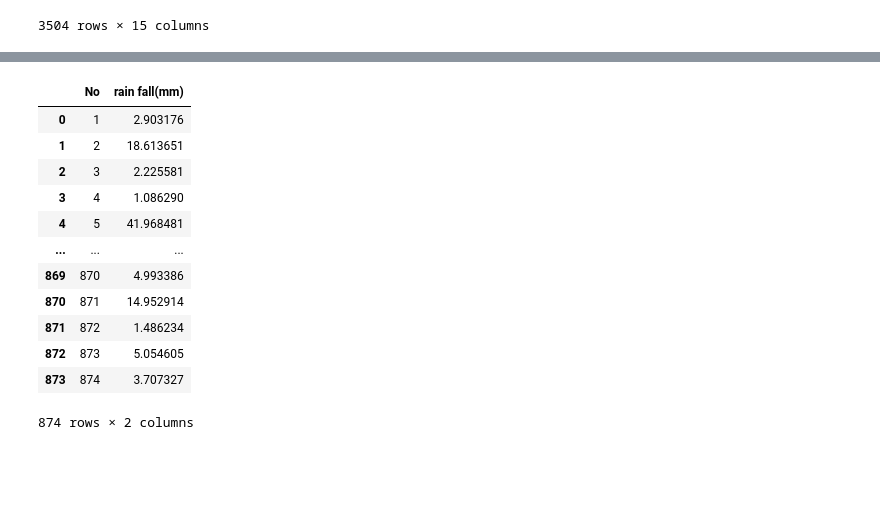
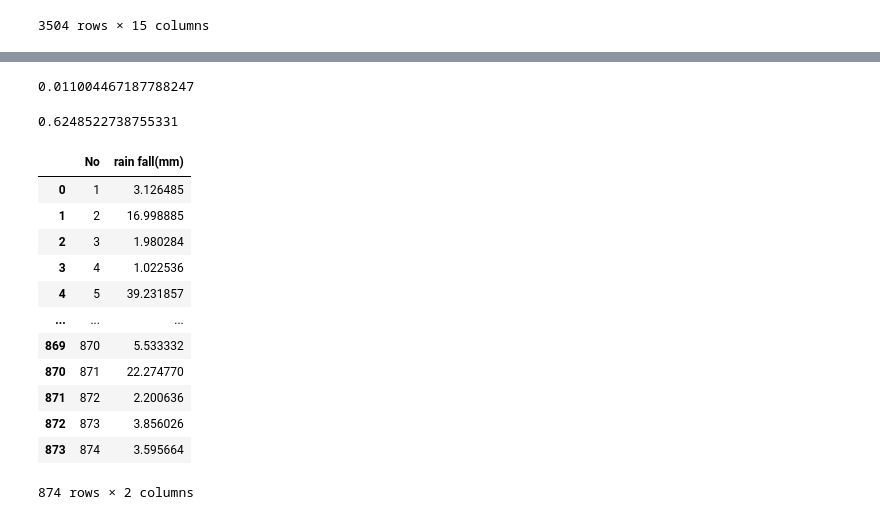
Before and after one commit to jewoodev/Deep_and_Machine_Learning, a Jupyter notebook: 110~/rain.ipynb, the cells around one changed output, grey strips where cells are left out. Cells and saved outputs as stored; diff of their text form; code cells hidden in the pictures; blank space fills up the shorter version.

Commit message:
After model tuning

```diff
--- a/110~/rain.ipynb
+++ b/110~/rain.ipynb
@@ -134,0 +212,3 @@ rain_test["일시"] = rain_test["일시"].values.astype(float)
+# %%
+rain_train["일시"][rain_train["일시"].dt.month == 6] = 1
+rain_train["일시"]
@@ -150,11 +295,3 @@ rain_test.isnull().sum()
 1시간 최다 강수량 시각(hhmi)    0
 최대 순간 풍속 풍향(hhmi)      0
 dtype: int64
-# %%
-X_train = rain_train.drop(columns="일강수량(mm)")
-y_train = rain_train["일강수량(mm)"]
-X_test = rain_test
-model_ElasticNet = ElasticNet(alpha=0.1, l1_ratio=0.5)
-reg = model_ElasticNet.fit(X_train, y_train)
-y_pred = reg.predict(X_test)
-y_pred
@@ -179,19 +298,54 @@ array([ 2.90317628e+00,  1.86136508e+01,  2.22558078e+00,  1.08629018e+00,
+# %%
+from sklearn.model_selection import cross_validate
+from sklearn.model_selection import KFold
+
+X = rain_train.drop(columns="일강수량(mm)").values
+y = rain_train["일강수량(mm)"].values
+kf = KFold(n_splits=10, shuffle=True, random_state=10)
+n_alpha = np.array([])
+r2_scores = np.array([])
+i = 1
+while i < 101:
+    n_alpha = np.append(n_alpha, i)
+    i += 1
+for alpha in n_alpha:
+    model_ElasticNet = ElasticNet(alpha=alpha, l1_ratio=0.5, random_state=10)
+    for train_idx, test_idx in kf.split(X):
+        X_train, X_test, y_train, y_test = X[train_idx], X[test_idx], y[train_idx], y[test_idx]
+        model_ElasticNet.fit(X_train, y_train)
+        y_pred = model_ElasticNet.predict(X_test)
+        r2 = r2_score(y_test, y_pred)
+    #     if r2 == 0.6335033019736432:
+    #         break
+    # if r2 == 0.6335033019736432:  # 이중으로 break 해야 끝나는 것을 놓치고 있었다.
+    #         break
+        r2_scores = np.append(r2_scores, r2)
+best_cval = max(r2_scores)
+# %%
+r2
+# %% [output]
+0.011004467187788247
+# %%
+best_cval
+# %% [output]
+0.6248522738755331
 # %%
 answer = pd.read_csv('data/rain/submission.csv')
+y_pred = model_ElasticNet.predict(rain_test)
 answer["rain fall(mm)"] = y_pred
 answer
 # %% [output]
 |  | No | rain fall(mm) |
-| 0 | 1 | 2.903176 |
-| 1 | 2 | 18.613651 |
-| 2 | 3 | 2.225581 |
-| 3 | 4 | 1.086290 |
-| 4 | 5 | 41.968481 |
+| 0 | 1 | 3.126485 |
+| 1 | 2 | 16.998885 |
+| 2 | 3 | 1.980284 |
+| 3 | 4 | 1.022536 |
+| 4 | 5 | 39.231857 |
 | ... | ... | ... |
-| 869 | 870 | 4.993386 |
-| 870 | 871 | 14.952914 |
-| 871 | 872 | 1.486234 |
-| 872 | 873 | 5.054605 |
-| 873 | 874 | 3.707327 |
+| 869 | 870 | 5.533332 |
+| 870 | 871 | 22.274770 |
+| 871 | 872 | 2.200636 |
+| 872 | 873 | 3.856026 |
+| 873 | 874 | 3.595664 |
 874 rows × 2 columns
 # %%
```
Also changed, not shown: parts of 21 cells of this notebook, 3 other files.
